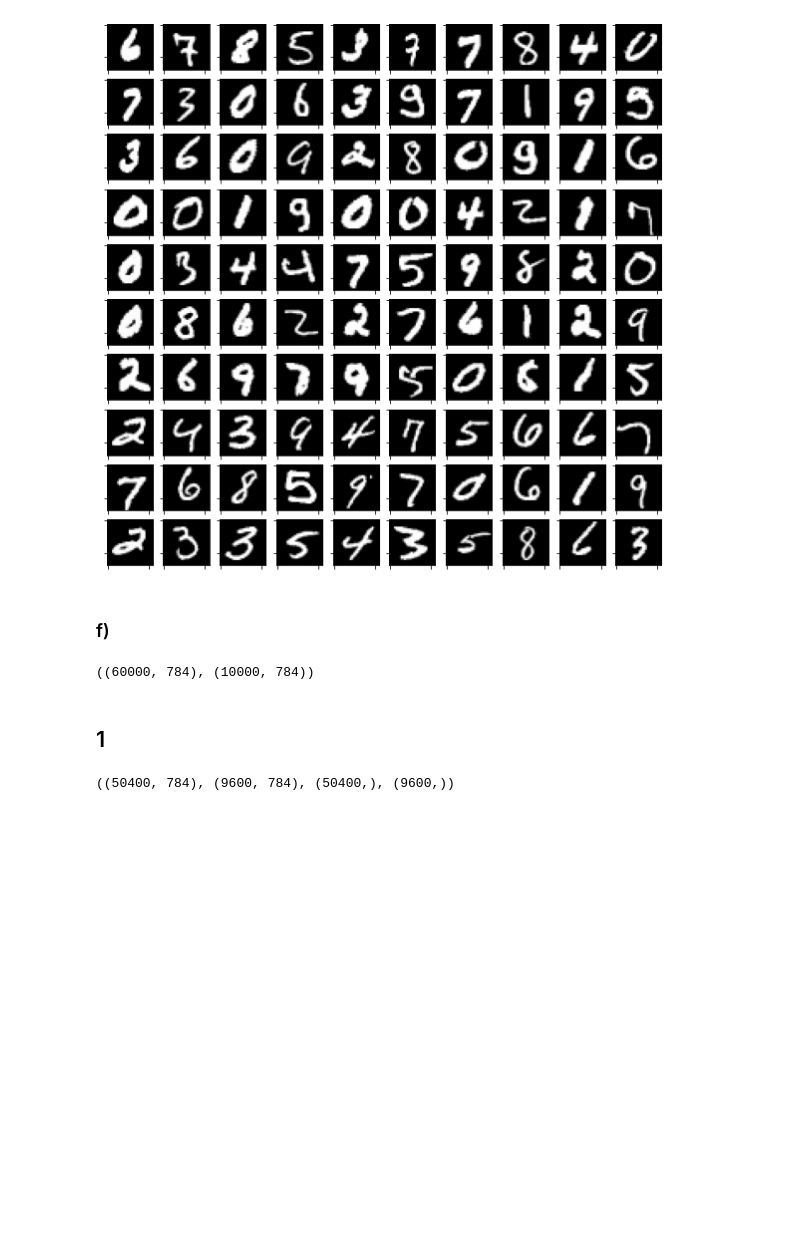
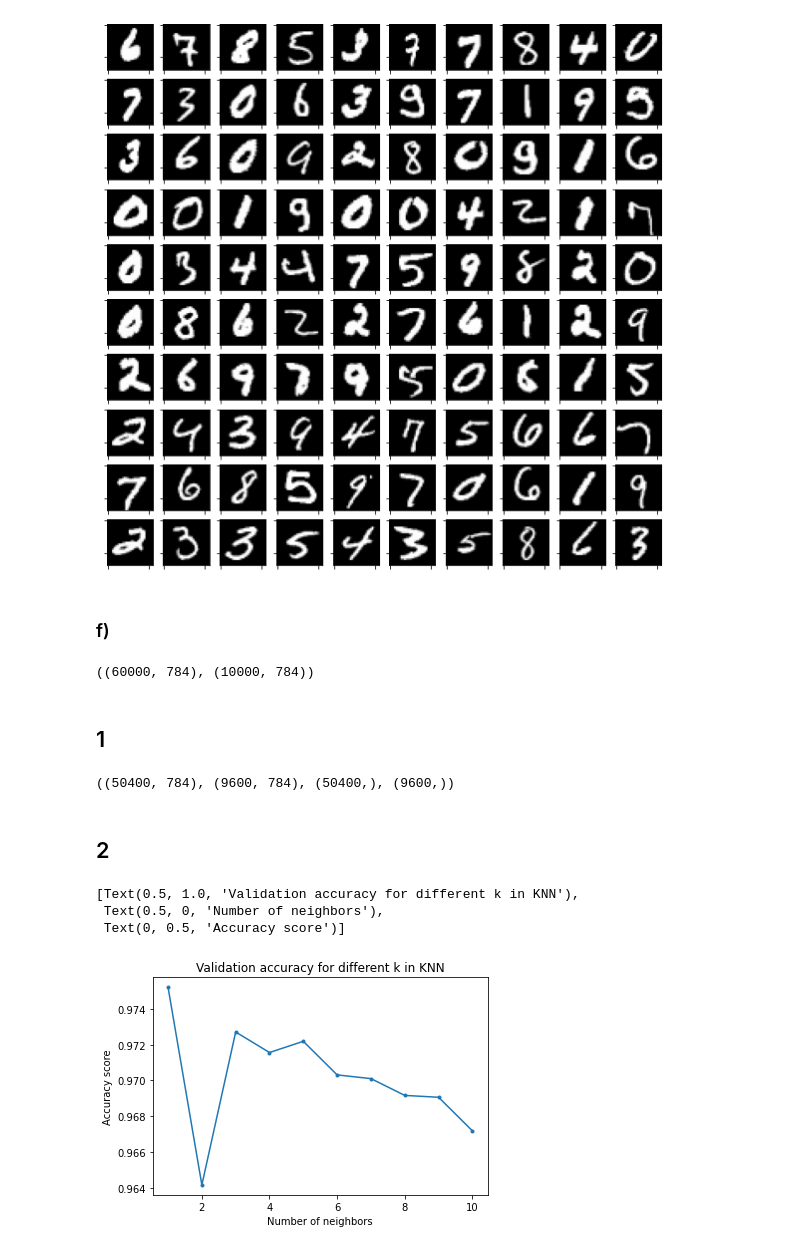
Before and after one commit to felix-tjernberg/machine-learning, a Jupyter notebook: exercises/exersice-5.ipynb, the cells around one changed output. Drawn from its saved outputs; the diff is of its cells as text; code cells hidden in the pictures; blank space fills up the shorter version.

```diff
--- a/exercises/exersice-5.ipynb
+++ b/exercises/exersice-5.ipynb
@@ -62,3 +63,24 @@ X_train, X_validate, y_train, y_validate = train_test_split(X_train_reshaped, y_
 X_train.shape, X_validate.shape, y_train.shape, y_validate.shape
 # %% [output]
 ((50400, 784), (9600, 784), (50400,), (9600,))
+# %% [markdown]
+## 2
+# %%
+scaler = MinMaxScaler()
+scaled_X_train, scaled_X_validate = scaler.fit_transform(X_train), scaler.transform(X_validate)
+# %%
+K_value_scores = []
+for K_value in range(1,11):
+    model_KNN = KNeighborsClassifier(n_neighbors=K_value)
+    model_KNN.fit(scaled_X_train, y_train)
+    y_pred = model_KNN.predict(scaled_X_validate)
+    K_value_scores.append(accuracy_score(y_validate, y_pred))
+# %%
+fig, ax = plt.figure(), plt.axes()
+ax.plot(range(1, len(K_value_scores)+1), K_value_scores, '.-')
+ax.set(title='Validation accuracy for different k in KNN', xlabel='Number of neighbors', ylabel='Accuracy score')
+# %% [output]
+[Text(0.5, 1.0, 'Validation accuracy for different k in KNN'),
+ Text(0.5, 0, 'Number of neighbors'),
+ Text(0, 0.5, 'Accuracy score')]
+[figure, added]
```
Also changed, not shown: parts of 1 cell of this notebook.
